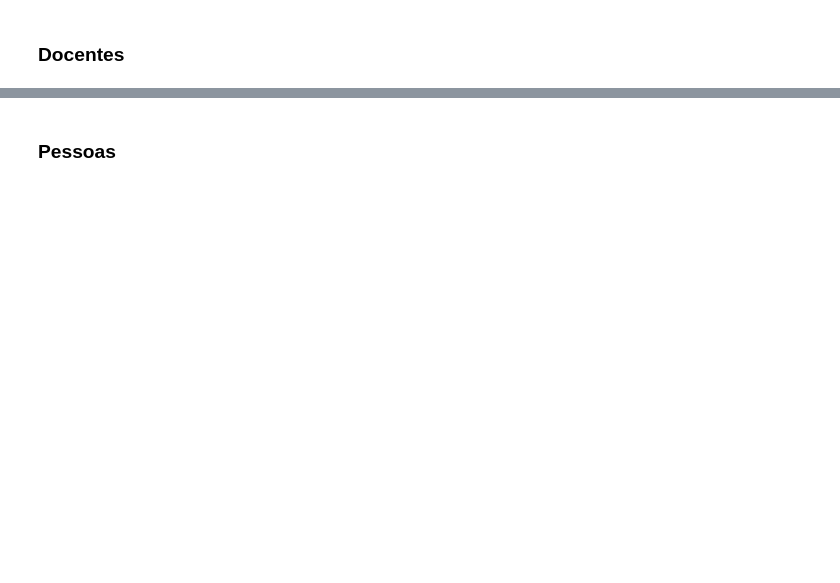
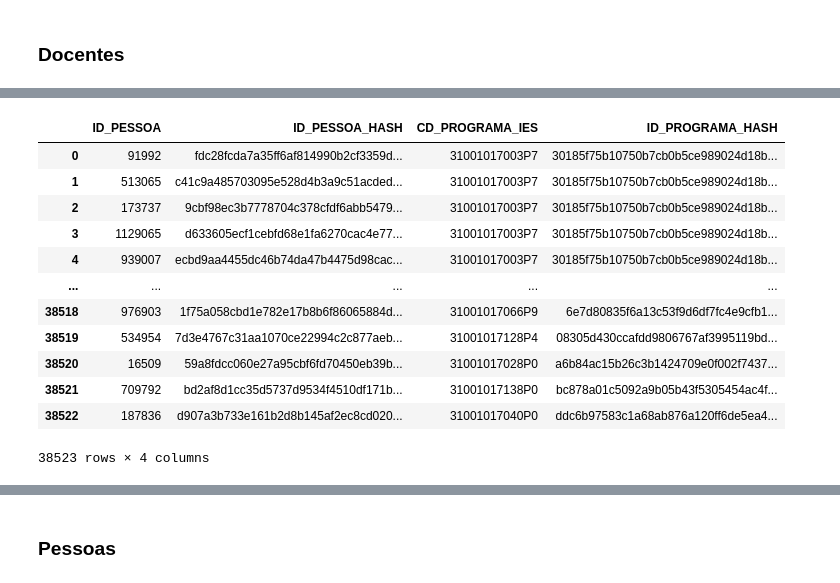
Before and after one commit to gavieira/sucupira_ufrj, a Jupyter notebook: ufrj_capes.ipynb, the cells around one changed output, grey strips where cells are left out. Drawn from its saved outputs; the diff is of its cells as text; code cells hidden in the pictures; blank space fills up the shorter version.

```diff
--- a/ufrj_capes.ipynb
+++ b/ufrj_capes.ipynb
@@ -1002,3 +1190,22 @@ docentes.head()
+# %%
+#Gerando colunas com os hashes baseados nos ids originais
+docentes['ID_PESSOA_HASH'] = converter_ids_para_hashes(docentes['ID_PESSOA'])
+docentes['ID_PROGRAMA_HASH'] = converter_ids_para_hashes(docentes['CD_PROGRAMA_IES'])
+docentes[['ID_PESSOA', 'ID_PESSOA_HASH', 'CD_PROGRAMA_IES', 'ID_PROGRAMA_HASH']]
+# %% [output]
+|  | ID_PESSOA | ID_PESSOA_HASH | CD_PROGRAMA_IES | ID_PROGRAMA_HASH |
+| 0 | 91992 | fdc28fcda7a35ff6af814990b2cf3359d... | 31001017003P7 | 30185f75b10750b7cb0b5ce989024d18b... |
+| 1 | 513065 | c41c9a485703095e528d4b3a9c51acded... | 31001017003P7 | 30185f75b10750b7cb0b5ce989024d18b... |
+| 2 | 173737 | 9cbf98ec3b7778704c378cfdf6abb5479... | 31001017003P7 | 30185f75b10750b7cb0b5ce989024d18b... |
+| 3 | 1129065 | d633605ecf1cebfd68e1fa6270cac4e77... | 31001017003P7 | 30185f75b10750b7cb0b5ce989024d18b... |
+| 4 | 939007 | ecbd9aa4455dc46b74da47b4475d98cac... | 31001017003P7 | 30185f75b10750b7cb0b5ce989024d18b... |
+| ... | ... | ... | ... | ... |
+| 38518 | 976903 | 1f75a058cbd1e782e17b8b6f86065884d... | 31001017066P9 | 6e7d80835f6a13c53f9d6df7fc4e9cfb1... |
+| 38519 | 534954 | 7d3e4767c31aa1070ce22994c2c877aeb... | 31001017128P4 | 08305d430ccafdd9806767af3995119bd... |
+| 38520 | 16509 | 59a8fdcc060e27a95cbf6fd70450eb39b... | 31001017028P0 | a6b84ac15b26c3b1424709e0f002f7437... |
+| 38521 | 709792 | bd2af8d1cc35d5737d9534f4510df171b... | 31001017138P0 | bc878a01c5092a9b05b43f5305454ac4f... |
+| 38522 | 187836 | d907a3b733e161b2d8b145af2ec8cd020... | 31001017040P0 | ddc6b97583c1a68ab876a120ff6de5ea4... |
+38523 rows × 4 columns
 # %%
 #Gerando a coluna de gênero com base no primeiro nome
 docentes = adicionar_coluna_genero(docentes,
```
Also changed, not shown: parts of 94 cells of this notebook, 1 other file.
